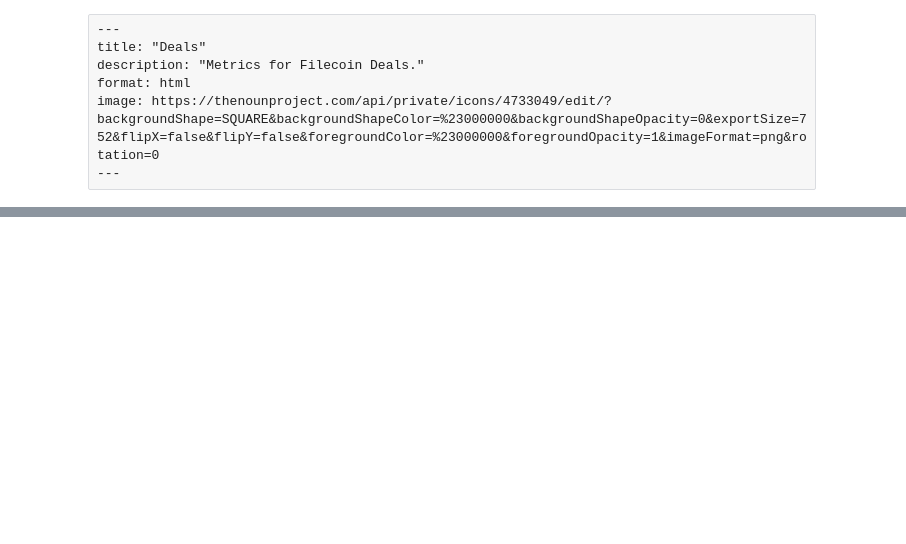
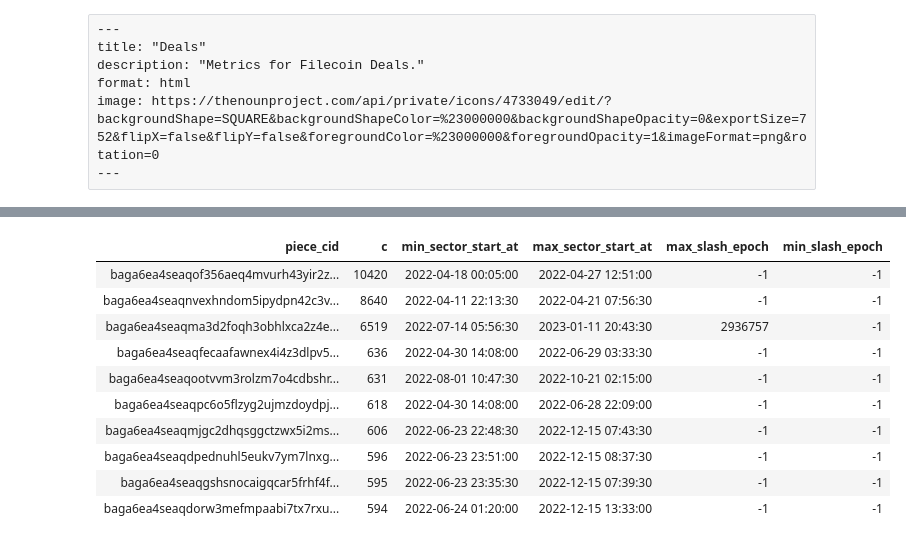
Before and after one commit to davidgasquez/filecoin-data-portal, a Jupyter notebook: reports/deals.ipynb, the cells around one changed output, grey strips where cells are left out. Saved outputs shown, nothing was run; the diff lists cells and outputs as text; code cells hidden in the pictures; blank space fills up the shorter version.

```diff
--- a/reports/deals.ipynb
+++ b/reports/deals.ipynb
@@ -18,0 +35,25 @@ _ = alt.renderers.set_embed_options(theme="ggplot2", actions=False)
+# %%
+%%sql
+select
+    piece_cid,
+    count(*) as c,
+    min(sector_start_at) as min_sector_start_at,
+    max(sector_start_at) as max_sector_start_at,
+    max(slash_epoch) as max_slash_epoch,
+    min(slash_epoch) as min_slash_epoch
+from filecoin_state_market_deals
+group by 1
+order by 2 desc
+limit 10
+# %% [output]
+| piece_cid | c | min_sector_start_at | max_sector_start_at | max_slash_epoch | min_slash_epoch |
+| baga6ea4seaqof356aeq4mvurh43yir2z... | 10420 | 2022-04-18 00:05:00 | 2022-04-27 12:51:00 | -1 | -1 |
+| baga6ea4seaqnvexhndom5ipydpn42c3v... | 8640 | 2022-04-11 22:13:30 | 2022-04-21 07:56:30 | -1 | -1 |
+| baga6ea4seaqma3d2foqh3obhlxca2z4e... | 6519 | 2022-07-14 05:56:30 | 2023-01-11 20:43:30 | 2936757 | -1 |
+| baga6ea4seaqfecaafawnex4i4z3dlpv5... | 636 | 2022-04-30 14:08:00 | 2022-06-29 03:33:30 | -1 | -1 |
+| baga6ea4seaqootvvm3rolzm7o4cdbshr... | 631 | 2022-08-01 10:47:30 | 2022-10-21 02:15:00 | -1 | -1 |
+| baga6ea4seaqpc6o5flzyg2ujmzdoydpj... | 618 | 2022-04-30 14:08:00 | 2022-06-28 22:09:00 | -1 | -1 |
+| baga6ea4seaqmjgc2dhqsggctzwx5i2ms... | 606 | 2022-06-23 22:48:30 | 2022-12-15 07:43:30 | -1 | -1 |
+| baga6ea4seaqdpednuhl5eukv7ym7lnxg... | 596 | 2022-06-23 23:51:00 | 2022-12-15 08:37:30 | -1 | -1 |
+| baga6ea4seaqgshsnocaigqcar5frhf4f... | 595 | 2022-06-23 23:35:30 | 2022-12-15 07:39:30 | -1 | -1 |
+| baga6ea4seaqdorw3mefmpaabi7tx7rxu... | 594 | 2022-06-24 01:20:00 | 2022-12-15 13:33:00 | -1 | -1 |
```
Also changed, not shown: parts of 8 cells of this notebook, 5 other files.
